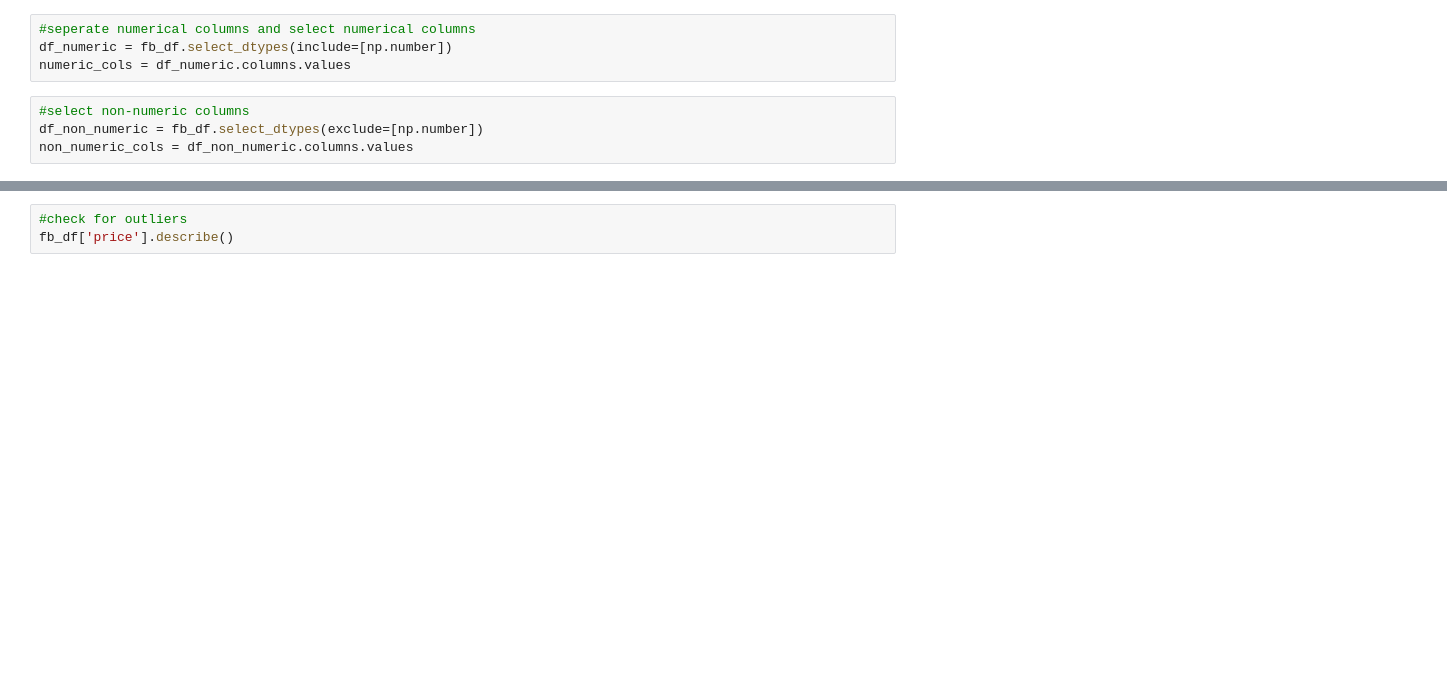
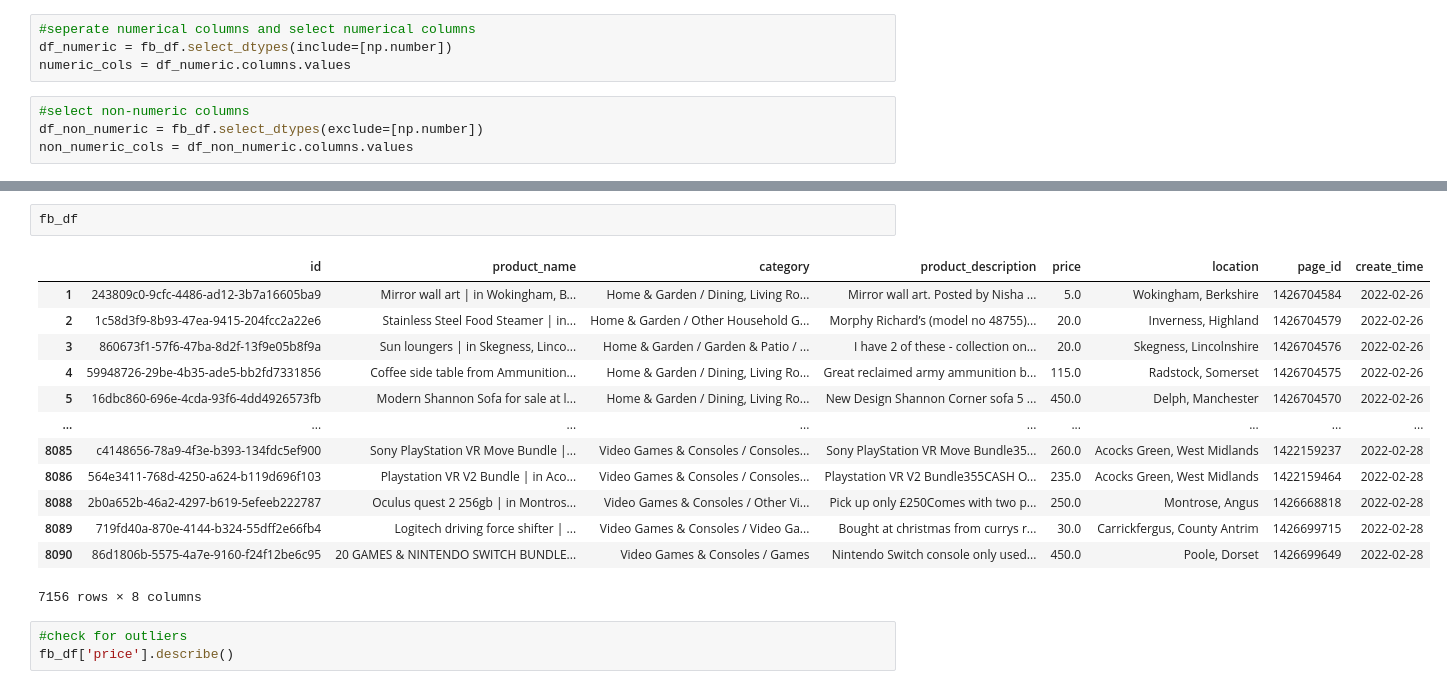
Before and after one commit to Scharukh7/FB-Marketplace-Recommendation-Ranking-System, a Jupyter notebook: clean_tabular.ipynb, the cells around one changed output, grey strips where cells are left out. Cells and saved outputs as stored; diff of their text form; blank space fills up the shorter version.

```diff
--- a/clean_tabular.ipynb
+++ b/clean_tabular.ipynb
@@ -72,3 +79,19 @@ fb_df['price'].head(10)
+# %%
+fb_df
+# %% [output]
+|  | id | product_name | category | product_description | price | location | page_id | create_time |
+| 1 | 243809c0-9cfc-4486-ad12-3b7a16605ba9 | Mirror wall art | in Wokingham, B... | Home & Garden / Dining, Living Ro... | Mirror wall art. Posted by Nisha ... | 5.0 | Wokingham, Berkshire | 1426704584 | 2022-02-26 |
+| 2 | 1c58d3f9-8b93-47ea-9415-204fcc2a22e6 | Stainless Steel Food Steamer | in... | Home & Garden / Other Household G... | Morphy Richard’s (model no 48755)... | 20.0 | Inverness, Highland | 1426704579 | 2022-02-26 |
+| 3 | 860673f1-57f6-47ba-8d2f-13f9e05b8f9a | Sun loungers | in Skegness, Linco... | Home & Garden / Garden & Patio / ... | I have 2 of these - collection on... | 20.0 | Skegness, Lincolnshire | 1426704576 | 2022-02-26 |
+| 4 | 59948726-29be-4b35-ade5-bb2fd7331856 | Coffee side table from Ammunition... | Home & Garden / Dining, Living Ro... | Great reclaimed army ammunition b... | 115.0 | Radstock, Somerset | 1426704575 | 2022-02-26 |
+| 5 | 16dbc860-696e-4cda-93f6-4dd4926573fb | Modern Shannon Sofa for sale at l... | Home & Garden / Dining, Living Ro... | New Design Shannon Corner sofa 5 ... | 450.0 | Delph, Manchester | 1426704570 | 2022-02-26 |
+| ... | ... | ... | ... | ... | ... | ... | ... | ... |
+| 8085 | c4148656-78a9-4f3e-b393-134fdc5ef900 | Sony PlayStation VR Move Bundle |... | Video Games & Consoles / Consoles... | Sony PlayStation VR Move Bundle35... | 260.0 | Acocks Green, West Midlands | 1422159237 | 2022-02-28 |
+| 8086 | 564e3411-768d-4250-a624-b119d696f103 | Playstation VR V2 Bundle | in Aco... | Video Games & Consoles / Consoles... | Playstation VR V2 Bundle355CASH O... | 235.0 | Acocks Green, West Midlands | 1422159464 | 2022-02-28 |
+| 8088 | 2b0a652b-46a2-4297-b619-5efeeb222787 | Oculus quest 2 256gb | in Montros... | Video Games & Consoles / Other Vi... | Pick up only £250Comes with two p... | 250.0 | Montrose, Angus | 1426668818 | 2022-02-28 |
+| 8089 | 719fd40a-870e-4144-b324-55dff2e66fb4 | Logitech driving force shifter | ... | Video Games & Consoles / Video Ga... | Bought at christmas from currys r... | 30.0 | Carrickfergus, County Antrim | 1426699715 | 2022-02-28 |
+| 8090 | 86d1806b-5575-4a7e-9160-f24f12be6c95 | 20 GAMES & NINTENDO SWITCH BUNDLE... | Video Games & Consoles / Games | Nintendo Switch console only used... | 450.0 | Poole, Dorset | 1426699649 | 2022-02-28 |
+7156 rows × 8 columns
 # %%
 #check for outliers
 fb_df['price'].describe()
```
Also changed, not shown: parts of 16 cells of this notebook, 3 other files.
